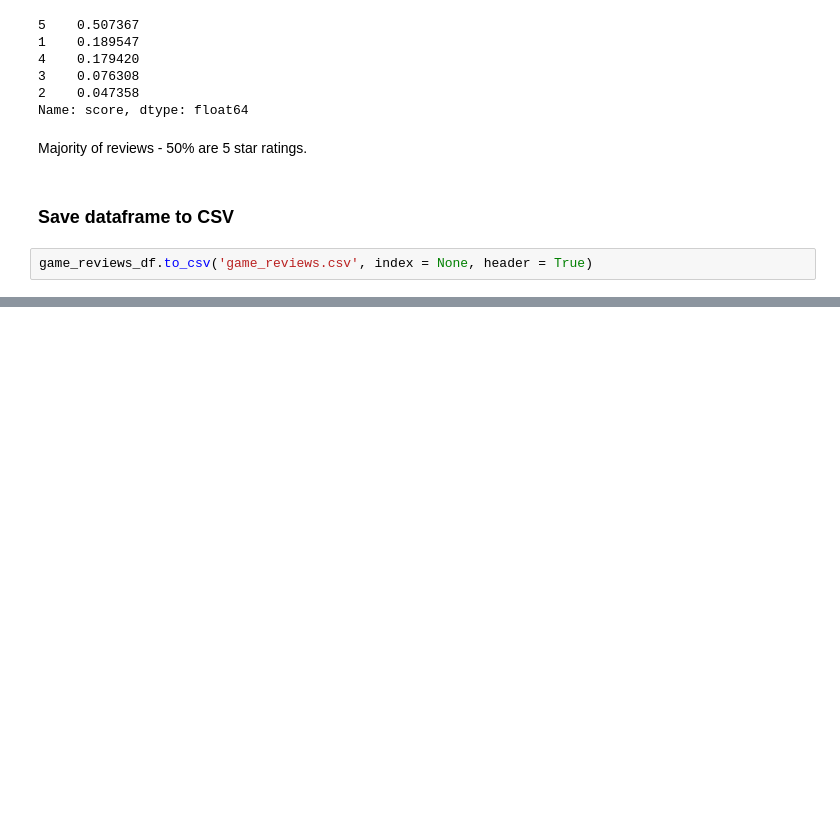
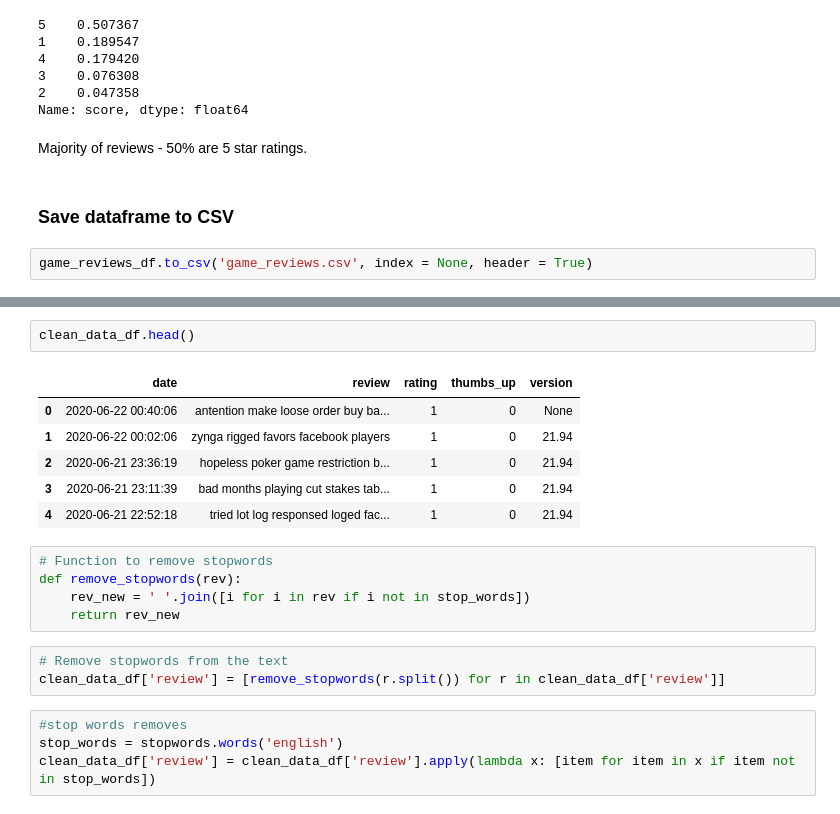
Before and after one commit to georgethoraninh/topic_model_reviews, a Jupyter notebook: game_reviews.ipynb, the cells around one changed output, grey strips where cells are left out. Drawn from its saved outputs; the diff is of its cells as text; blank space fills up the shorter version.

```diff
--- a/game_reviews.ipynb
+++ b/game_reviews.ipynb
@@ -145,0 +238,21 @@ game_reviews_df.to_csv('game_reviews.csv', index = None, header = True)
+# %%
+clean_data_df.head()
+# %% [output]
+|  | date | review | rating | thumbs_up | version |
+| 0 | 2020-06-22 00:40:06 | antention make loose order buy ba... | 1 | 0 | None |
+| 1 | 2020-06-22 00:02:06 | zynga rigged favors facebook players | 1 | 0 | 21.94 |
+| 2 | 2020-06-21 23:36:19 | hopeless poker game restriction b... | 1 | 0 | 21.94 |
+| 3 | 2020-06-21 23:11:39 | bad months playing cut stakes tab... | 1 | 0 | 21.94 |
+| 4 | 2020-06-21 22:52:18 | tried lot log responsed loged fac... | 1 | 0 | 21.94 |
+# %%
+# Function to remove stopwords
+def remove_stopwords(rev):
+    rev_new = ' '.join([i for i in rev if i not in stop_words])
+    return rev_new
+# %%
+# Remove stopwords from the text
+clean_data_df['review'] = [remove_stopwords(r.split()) for r in clean_data_df['review']]
+# %%
+#stop words removes
+stop_words = stopwords.words('english')
+clean_data_df['review'] = clean_data_df['review'].apply(lambda x: [item for item in x if item not in stop_words])
```
Also changed, not shown: parts of 21 cells of this notebook.
